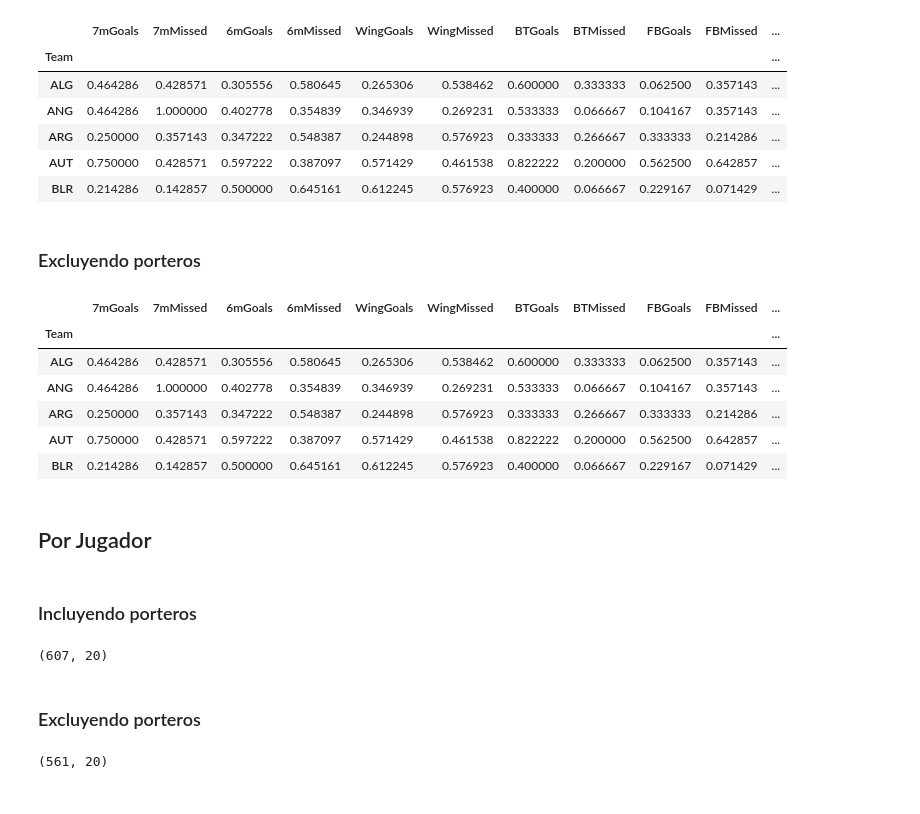
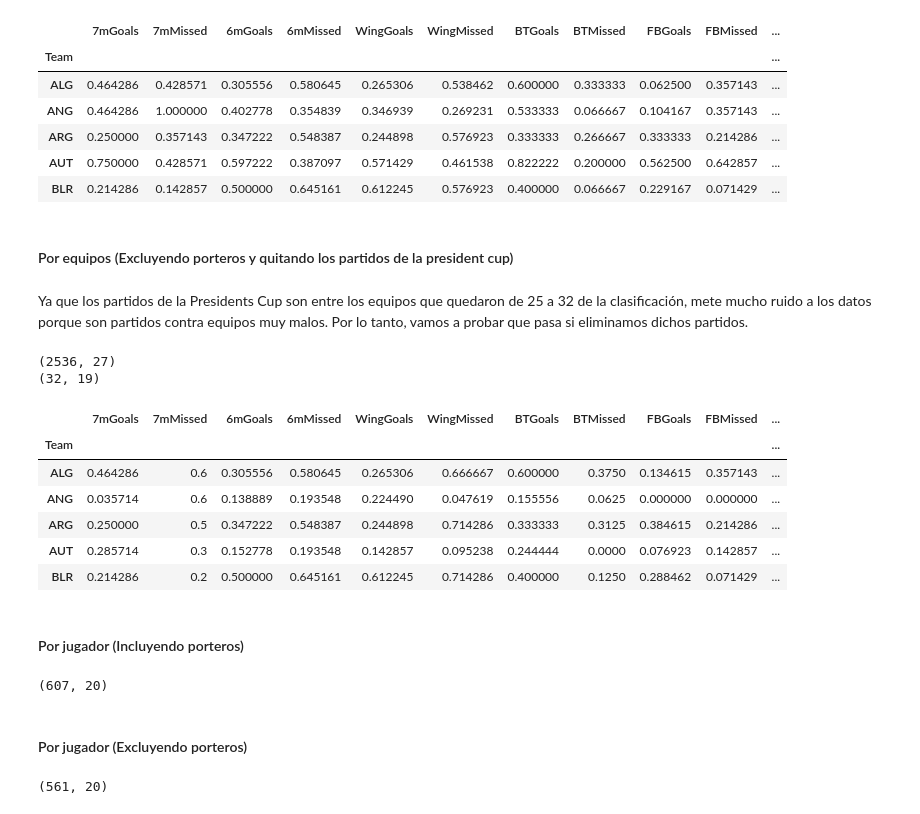
Before and after one commit to SergioMartinezCid/MUII-DSI-2022-23, a Jupyter notebook: Clustering/DSI_Trabajo_Clústering.ipynb, the cells around one changed output. Saved outputs shown, nothing was run; the diff lists cells and outputs as text; code cells hidden in the pictures.

```diff
--- a/Clustering/DSI_Trabajo_Clústering.ipynb
+++ b/Clustering/DSI_Trabajo_Clústering.ipynb
@@ -79,0 +99,14 @@ only_goalkeepers.head()
+# %%
+# Quitamos Phase, Match No., Match, No. y Name por ser columnas identificativas que no son relevantes para los equipos
+team_goalkeepers_df = original_df.drop(['Phase', 'Match No.', 'Match', 'No.', 'Name'], axis=1)
+
+# Quitamos Time porque para los equipos no es relevante porque jugarán más los que lleguen a la final
+team_goalkeepers_df = team_goalkeepers_df.drop('Time',axis=1)
+# Quitamos Scoring porque es info agregada de los demás datos
+team_goalkeepers_df = team_goalkeepers_df.drop('scoring',axis=1)
+# Establecer la columna Team como index porque es una columna identificativa
+team_goalkeepers_df = team_goalkeepers_df.groupby(['Team'], as_index=True).sum()
+
+# Normalizamos los datos
+team_goalkeepers_df[['7mGoals', '7mMissed', '6mGoals', '6mMissed', 'WingGoals', 'WingMissed', 'BTGoals', 'BTMissed', 'FBGoals', 'FBMissed', 'EGGoals', 'EGMissed', '9mGoals', '9mMissed', 'TF', '2Min', 'AS', 'ST', 'BS']] = min_max_scaler.fit_transform(team_goalkeepers_df[['7mGoals', '7mMissed', '6mGoals', '6mMissed', 'WingGoals', 'WingMissed', 'BTGoals', 'BTMissed', 'FBGoals', 'FBMissed', 'EGGoals', 'EGMissed', '9mGoals', '9mMissed', 'TF', '2Min', 'AS', 'ST', 'BS']])
+team_goalkeepers_df.head()
@@ -101,41 +144,47 @@ team_goalkeepers_df.head()
 | ARG | 0.250000 | 0.357143 | 0.347222 | 0.548387 | 0.244898 | 0.576923 | 0.333333 | 0.266667 | 0.333333 | 0.214286 | ... |
 | AUT | 0.750000 | 0.428571 | 0.597222 | 0.387097 | 0.571429 | 0.461538 | 0.822222 | 0.200000 | 0.562500 | 0.642857 | ... |
 | BLR | 0.214286 | 0.142857 | 0.500000 | 0.645161 | 0.612245 | 0.576923 | 0.400000 | 0.066667 | 0.229167 | 0.071429 | ... |
-# %% [markdown]
-### Excluyendo porteros
+# %% [markdown]
+#### Por equipos (Excluyendo porteros y quitando los partidos de la president cup)
+# %% [markdown]
+Ya que los partidos de la Presidents Cup son entre los equipos que quedaron de 25 a 32 de la clasificación, mete mucho ruido a los datos porque son partidos contra equipos muy malos. Por lo tanto, vamos a probar que pasa si eliminamos dichos partidos.
 # %%
 # Eliminamos los porteros
-team_no_goalkeepers_df = original_df.copy()
-team_no_goalkeepers_df = team_no_goalkeepers_df[~team_no_goalkeepers_df['Name'].isin(only_goalkeepers['Name'])]
+team_no_presidentscup_df = original_df.copy()
+team_no_presidentscup_df = team_no_presidentscup_df[~team_no_presidentscup_df['Name'].isin(only_goalkeepers['Name'])]
+
+#Quitamos los partidos que sean Presidents Cup
+team_no_presidentscup_df = team_no_presidentscup_df[team_no_presidentscup_df['Phase'] != "President Cup"]
+print (team_no_presidentscup_df.shape)
 # Quitamos Phase, Match No., Match, No. y Name por ser columnas identificativas que no son relevantes para los equipos
-team_no_goalkeepers_df = original_df.drop(['Phase', 'Match No.', 'Match', 'No.', 'Name'], axis=1)
+team_no_presidentscup_df = team_no_presidentscup_df.drop(['Phase', 'Match No.', 'Match', 'No.', 'Name'], axis=1)
 # Quitamos Time porque para los equipos no es relevante porque jugarán más los que lleguen a la final
-#team_no_goalkeepers_df = team_no_goalkeepers_df.drop('Time',axis=1)
+team_no_presidentscup_df = team_no_presidentscup_df.drop('Time',axis=1)
 # Quitamos Scoring porque es info agregada de los demás datos
-team_no_goalkeepers_df = team_no_goalkeepers_df.drop('scoring',axis=1)
+team_no_presidentscup_df = team_no_presidentscup_df.drop('scoring',axis=1)
 # Establecer la columna Team como index porque es una columna identificativa
-team_no_goalkeepers_df = team_no_goalkeepers_df.groupby(['Team'], as_index=True).sum()
+team_no_presidentscup_df = team_no_presidentscup_df.groupby(['Team'], as_index=True).sum()
 # Normalizamos los datos
-team_no_goalkeepers_df[['7mGoals', '7mMissed', '6mGoals', '6mMissed', 'WingGoals', 'WingMissed', 'BTGoals', 'BTMissed', 'FBGoals', 'FBMissed', 'EGGoals', 'EGMissed', '9mGoals', '9mMissed', 'TF', '2Min', 'AS', 'ST', 'BS']] = min_max_scaler.fit_transform(team_no_goalkeepers_df[['7mGoals', '7mMissed', '6mGoals', '6mMissed', 'WingGoals', 'WingMissed', 'BTGoals', 'BTMissed', 'FBGoals', 'FBMissed', 'EGGoals', 'EGMissed', '9mGoals', '9mMissed', 'TF', '2Min', 'AS', 'ST', 'BS']])
-
-team_no_goalkeepers_df.head()
+team_no_presidentscup_df[['7mGoals', '7mMissed', '6mGoals', '6mMissed', 'WingGoals', 'WingMissed', 'BTGoals', 'BTMissed', 'FBGoals', 'FBMissed', 'EGGoals', 'EGMissed', '9mGoals', '9mMissed', 'TF', '2Min', 'AS', 'ST', 'BS']] = min_max_scaler.fit_transform(team_no_presidentscup_df[['7mGoals', '7mMissed', '6mGoals', '6mMissed', 'WingGoals', 'WingMissed', 'BTGoals', 'BTMissed', 'FBGoals', 'FBMissed', 'EGGoals', 'EGMissed', '9mGoals', '9mMissed', 'TF', '2Min', 'AS', 'ST', 'BS']])
+print (team_no_presidentscup_df.shape)
+team_no_presidentscup_df.head()
 # %% [output]
+(2536, 27)
+(32, 19)
 |  | 7mGoals | 7mMissed | 6mGoals | 6mMissed | WingGoals | WingMissed | BTGoals | BTMissed | FBGoals | FBMissed | ... |
 | Team |  |  |  |  |  |  |  |  |  |  | ... |
-| ALG | 0.464286 | 0.428571 | 0.305556 | 0.580645 | 0.265306 | 0.538462 | 0.600000 | 0.333333 | 0.062500 | 0.357143 | ... |
-| ANG | 0.464286 | 1.000000 | 0.402778 | 0.354839 | 0.346939 | 0.269231 | 0.533333 | 0.066667 | 0.104167 | 0.357143 | ... |
-| ARG | 0.250000 | 0.357143 | 0.347222 | 0.548387 | 0.244898 | 0.576923 | 0.333333 | 0.266667 | 0.333333 | 0.214286 | ... |
-| AUT | 0.750000 | 0.428571 | 0.597222 | 0.387097 | 0.571429 | 0.461538 | 0.822222 | 0.200000 | 0.562500 | 0.642857 | ... |
-| BLR | 0.214286 | 0.142857 | 0.500000 | 0.645161 | 0.612245 | 0.576923 | 0.400000 | 0.066667 | 0.229167 | 0.071429 | ... |
+| ALG | 0.464286 | 0.6 | 0.305556 | 0.580645 | 0.265306 | 0.666667 | 0.600000 | 0.3750 | 0.134615 | 0.357143 | ... |
+| ANG | 0.035714 | 0.6 | 0.138889 | 0.193548 | 0.224490 | 0.047619 | 0.155556 | 0.0625 | 0.000000 | 0.000000 | ... |
+| ARG | 0.250000 | 0.5 | 0.347222 | 0.548387 | 0.244898 | 0.714286 | 0.333333 | 0.3125 | 0.384615 | 0.214286 | ... |
+| AUT | 0.285714 | 0.3 | 0.152778 | 0.193548 | 0.142857 | 0.095238 | 0.244444 | 0.0000 | 0.076923 | 0.142857 | ... |
+| BLR | 0.214286 | 0.2 | 0.500000 | 0.645161 | 0.612245 | 0.714286 | 0.400000 | 0.1250 | 0.288462 | 0.071429 | ... |
-# %% [markdown]
-## Por Jugador
 # %%
 # Quitamos Phase, Match No., Match, No. y Team por ser columnas identificativas que no son relevantes para los jugadores
 player_df = original_df.drop(['Phase', 'Match No.', 'Match', 'No.', 'Team'], axis=1)
 # Quitamos Scoring porque es info agregada de los demás datos
 player_df = player_df.drop('scoring',axis=1)
 # %% [markdown]
-### Incluyendo porteros
+#### Por jugador (Incluyendo porteros)
 # %%
 # Establecer la columna Name como index porque es una columna identificativa
 player_goalkeepers_df = player_df.groupby(['Name'], as_index=True).sum()
@@ -146,7 +195,7 @@ player_goalkeepers_df.shape
 # %% [output]
 (607, 20)
 # %% [markdown]
-### Excluyendo porteros
+#### Por jugador (Excluyendo porteros)
 # %%
 player_no_goalkeepers_df = player_df.copy()
 player_no_goalkeepers_df = player_no_goalkeepers_df[~player_no_goalkeepers_df['Name'].isin(only_goalkeepers['Name'])]
```
Also changed, not shown: parts of 62 cells of this notebook.
